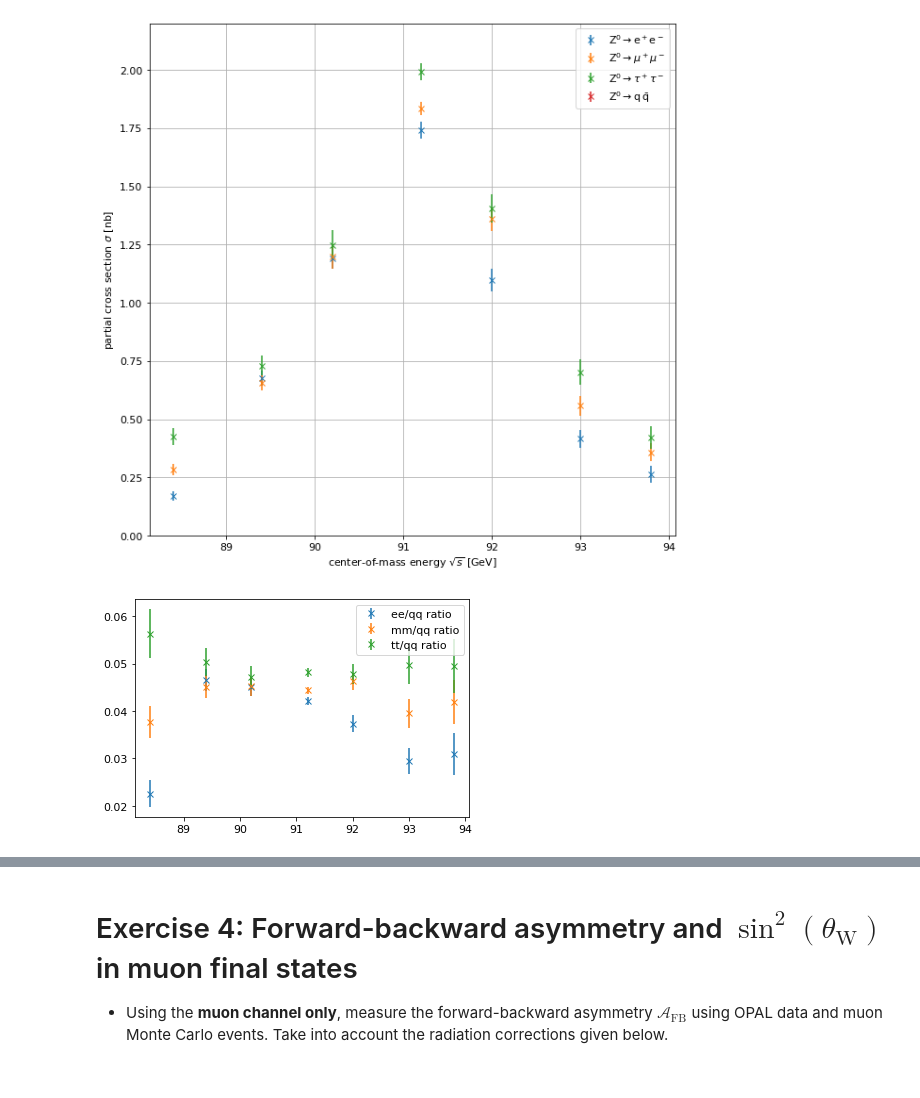
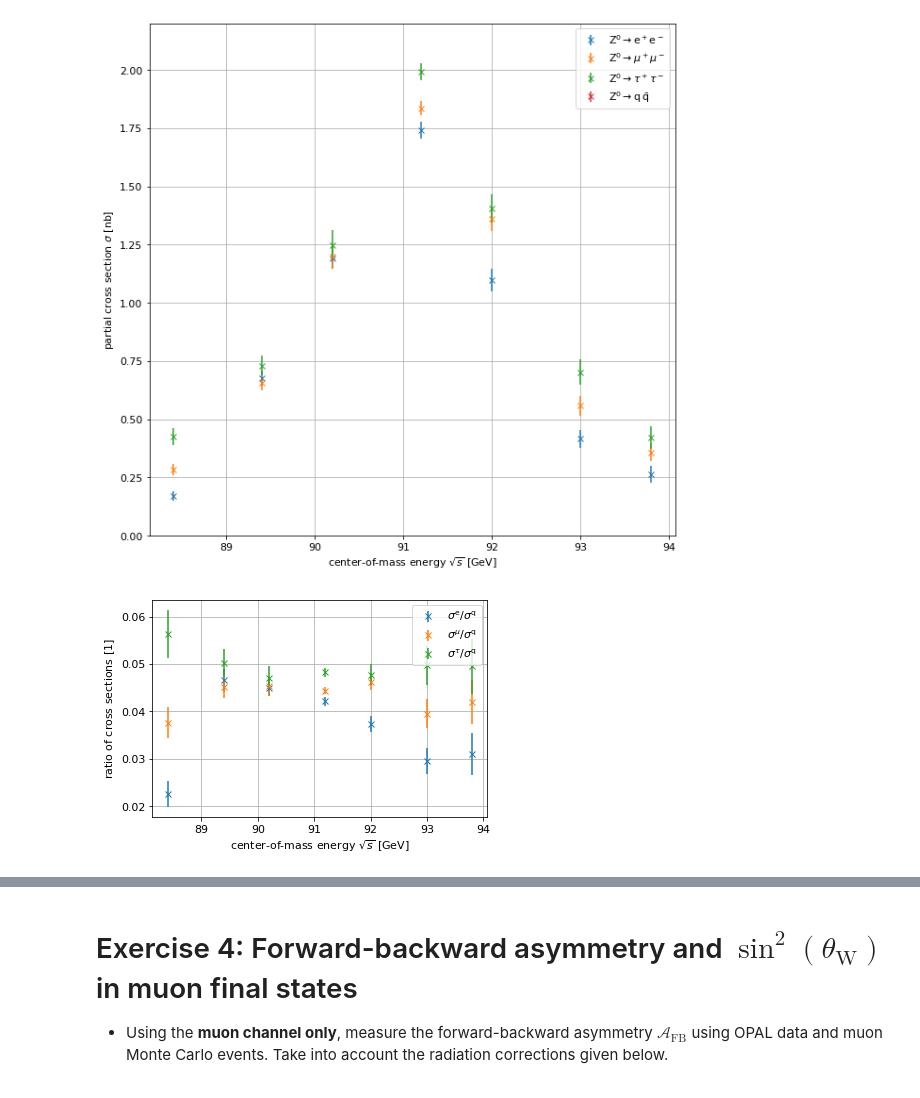
Before and after one commit to robingrether/z0-precisionmeasurement, a Jupyter notebook: z0_experiment.ipynb, the cells around one changed output, grey strips where cells are left out. Drawn from its saved outputs; the diff is of its cells as text; code cells hidden in the pictures.

```diff
--- a/z0_experiment.ipynb
+++ b/z0_experiment.ipynb
@@ -432,0 +417,19 @@ def perform_t_s_separation(the_input_dataset, make_plot=True, bins=100, limit=0.
+# %%
+## apply t-s-selection to electron events
+
+# prepare arrays for events (7 different LEP_energies, 4 different event categories)
+orig_events = np.zeros((7,4))
+orig_events_u = np.zeros((7,4))
+
+# get the seven different LEP-energies
+LEP_energies = np.sort(OPAL_data['E_lep'].round(1).unique())
+
+# do for all energy values
+for e, energy in enumerate(LEP_energies):
+
+    # calculate electron s-channel event numbers
+    s_channel_only, s_channel_only_u = perform_t_s_separation(measured_electron[measured_electron['E_lep'].round(1) == energy], bins=20)
+
+    # write to event arrays
+    orig_events[e][0] = s_channel_only
+    orig_events_u[e][0] = s_channel_only_u
@@ -487,19 +516,3 @@ lumi_data
 | 4 | 91.96968 | 540.6800 | 3.274401 | 3.6200 | 4.881198 |
 | 5 | 92.97059 | 369.4000 | 2.737608 | 2.4800 | 3.693900 |
 | 6 | 93.71714 | 353.5000 | 2.695570 | 2.3710 | 3.589950 |
-# %%
-## apply t-s-selection to electron events
-
-# prepare array
-orig_events = np.zeros((7,4))
-orig_events_u = np.zeros((7,4))
-
-# do for all energy values
-for e, energy in enumerate(LEP_energies):
-
-    # calculate s-channel
-    s_channel_only, s_channel_only_u_stat, s_channel_only_u_sys = perform_t_s_separation(measured_electron[measured_electron['E_lep'].round(1) == energy], bins=20)
-
-    # write back to datasets
-    orig_events[e][0] = s_channel_only
-    orig_events_u[e][0] = np.sqrt(s_channel_only_u_stat**2 + s_channel_only_u_sys**2)
@@ -661,30 +647,33 @@ plt.show()
 # %%
 ## calculate ratios between leptonic and hadronic cross section
 
 # prepare arrays
 lepton_to_hadron_ratios = np.zeros((7,3))
 lepton_to_hadron_ratios_u = np.zeros((7,3))
 
 # do for all energies
 for e in range(7):
     # devide lepton cross sections by hadronic cross section
     lepton_to_hadron_ratios[e] = cross_section[e,:-1] / cross_section[e,-1]
 
     # propagate uncertainties
     for p in range(3):
         lepton_to_hadron_ratios_u[e][p] = lepton_to_hadron_ratios[e][p] * \
             np.sqrt((cross_section_u[e][p]/cross_section[e][p])**2 + (cross_section_u[e][-1]/cross_section[e][-1])**2)
 
 
 ## plot results
-for p, particle in enumerate(['ee/qq ratio', 'mm/qq ratio', 'tt/qq ratio']):
+for p, particle in enumerate(['$\\sigma^\\mathrm{e}/\\sigma^\\mathrm{q}$', '$\\sigma^\\mu/\\sigma^\\mathrm{q}$', '$\\sigma^\\tau/\\sigma^\\mathrm{q}$']):
     plt.errorbar(2*LEP_energies, lepton_to_hadron_ratios[:,p], yerr=lepton_to_hadron_ratios_u[:,p], fmt="x", label=particle)
 
 #plt.ylim(0.03, 0.06)
 plt.legend()
+plt.xlabel("center-of-mass energy $\\sqrt{s}$ [$\\mathrm{GeV}$]")
+plt.ylabel("ratio of cross sections [$1$]")
+plt.grid()
 plt.show()
 # %% [output]
-[figure, old version]
+[figure, new version]
 # %%
 ## fit Breit-Wigner functions
 
```
Also changed, not shown: parts of 9 cells of this notebook.
